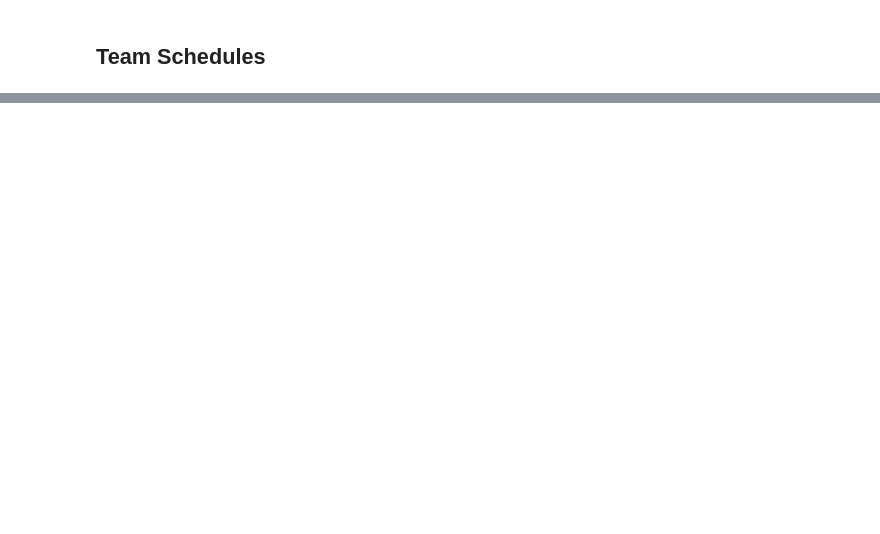
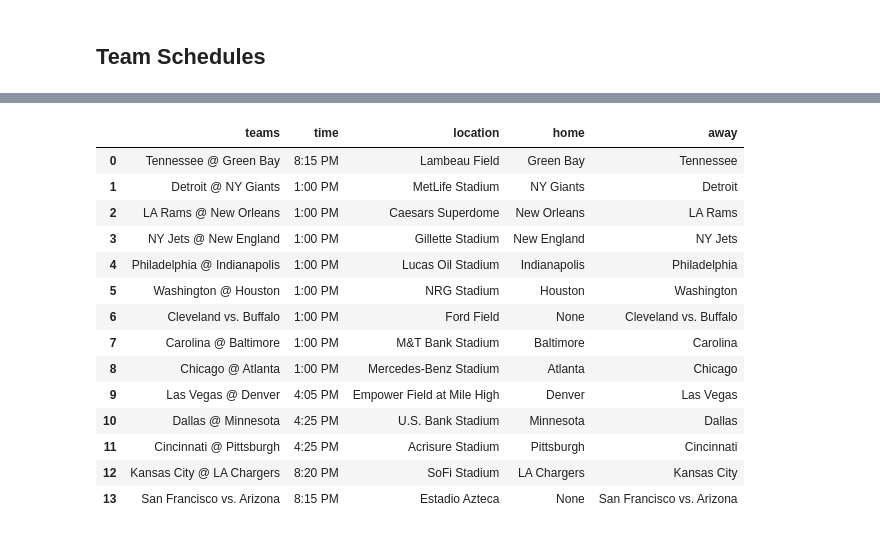
Before and after one commit to kono10/notebooks, a Jupyter notebook: chicago_bears_nerd/weekly_data_scrape.ipynb, the cells around one changed output, grey strips where cells are left out. Cells and saved outputs as stored; diff of their text form; code cells hidden in the pictures; blank space fills up the shorter version.

```diff
--- a/chicago_bears_nerd/weekly_data_scrape.ipynb
+++ b/chicago_bears_nerd/weekly_data_scrape.ipynb
@@ -146,0 +145,35 @@ print(df.head())
+# %%
+url = "https://www.teamrankings.com/nfl/schedules/season/?week=557"
+page = req.get(url, headers=headers).text
+soup = BeautifulSoup(page, "html.parser")
+table = soup.find("table")
+df = pd.read_html(str(table), displayed_only=False)[0]
+df.columns = ["teams", "time", "location"]
+
+
+# 557 == week 11
+url = "https://www.teamrankings.com/nfl/schedules/season/?week=557"
+page = req.get(url, headers=headers).text
+soup = BeautifulSoup(page, "html.parser")
+table = soup.find("table")
+df_schedule = pd.read_html(str(table), displayed_only=False)[0]
+df_schedule.columns = ["teams", "time", "location"]
+df_schedule["home"] = df_schedule.teams.str.split("@", expand=True)[1].str.strip("")
+df_schedule["away"] = df_schedule.teams.str.split("@", expand=True)[0].str.strip()
+df_schedule
+# %% [output]
+|  | teams | time | location | home | away |
+| 0 | Tennessee @ Green Bay | 8:15 PM | Lambeau Field | Green Bay | Tennessee |
+| 1 | Detroit @ NY Giants | 1:00 PM | MetLife Stadium | NY Giants | Detroit |
+| 2 | LA Rams @ New Orleans | 1:00 PM | Caesars Superdome | New Orleans | LA Rams |
+| 3 | NY Jets @ New England | 1:00 PM | Gillette Stadium | New England | NY Jets |
+| 4 | Philadelphia @ Indianapolis | 1:00 PM | Lucas Oil Stadium | Indianapolis | Philadelphia |
+| 5 | Washington @ Houston | 1:00 PM | NRG Stadium | Houston | Washington |
+| 6 | Cleveland vs. Buffalo | 1:00 PM | Ford Field | None | Cleveland vs. Buffalo |
+| 7 | Carolina @ Baltimore | 1:00 PM | M&T Bank Stadium | Baltimore | Carolina |
+| 8 | Chicago @ Atlanta | 1:00 PM | Mercedes-Benz Stadium | Atlanta | Chicago |
+| 9 | Las Vegas @ Denver | 4:05 PM | Empower Field at Mile High | Denver | Las Vegas |
+| 10 | Dallas @ Minnesota | 4:25 PM | U.S. Bank Stadium | Minnesota | Dallas |
+| 11 | Cincinnati @ Pittsburgh | 4:25 PM | Acrisure Stadium | Pittsburgh | Cincinnati |
+| 12 | Kansas City @ LA Chargers | 8:20 PM | SoFi Stadium | LA Chargers | Kansas City |
+| 13 | San Francisco vs. Arizona | 8:15 PM | Estadio Azteca | None | San Francisco vs. Arizona |
```
Also changed, not shown: parts of 4 cells of this notebook, 9 other files.
